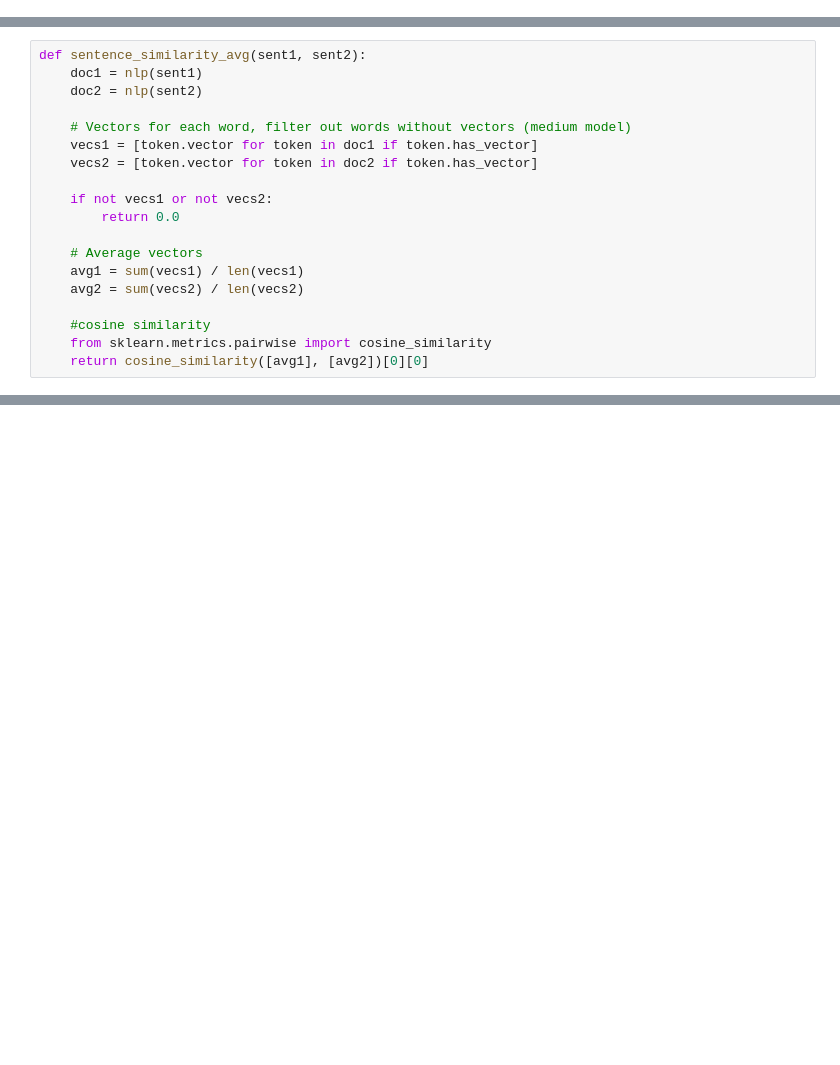
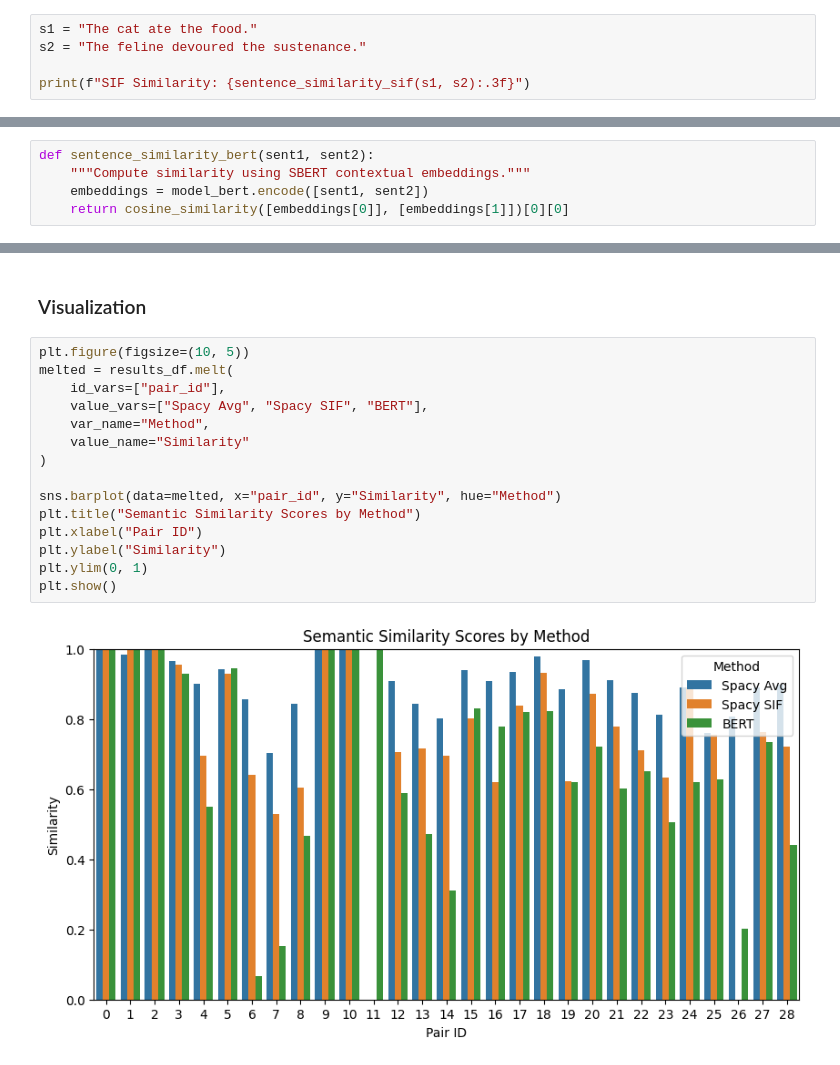
Before and after one commit to hpdowd/paraphrase_detector, a Jupyter notebook: notebooks/03_semantic_methods.ipynb, the cells around one changed output, grey strips where cells are left out. Cells and saved outputs as stored; diff of their text form; blank space fills up the shorter version.

Commit message:
Semantic methods and begginin fusion of methods to create model

```diff
--- a/notebooks/03_semantic_methods.ipynb
+++ b/notebooks/03_semantic_methods.ipynb
@@ -35,0 +100,5 @@ car - vehicle: 0.767
+# %%
+s1 = "The cat ate the food."
+s2 = "The feline devoured the sustenance."
+
+print(f"SIF Similarity: {sentence_similarity_sif(s1, s2):.3f}")
@@ -38,19 +110,5 @@ Simple averaging
 # %%
-def sentence_similarity_avg(sent1, sent2):
-    doc1 = nlp(sent1)
-    doc2 = nlp(sent2)
-
-    # Vectors for each word, filter out words without vectors (medium model)
-    vecs1 = [token.vector for token in doc1 if token.has_vector]
-    vecs2 = [token.vector for token in doc2 if token.has_vector]
-
-    if not vecs1 or not vecs2:
-        return 0.0
-
-    # Average vectors
-    avg1 = sum(vecs1) / len(vecs1)
-    avg2 = sum(vecs2) / len(vecs2)
-
-    #cosine similarity
-    from sklearn.metrics.pairwise import cosine_similarity
-    return cosine_similarity([avg1], [avg2])[0][0]
+def sentence_similarity_bert(sent1, sent2):
+    """Compute similarity using SBERT contextual embeddings."""
+    embeddings = model_bert.encode([sent1, sent2])
+    return cosine_similarity([embeddings[0]], [embeddings[1]])[0][0]
@@ -62,0 +179,19 @@ def sentence_similarity_sif(sent1, sent2):
+# %% [markdown]
+### Visualization
+# %%
+plt.figure(figsize=(10, 5))
+melted = results_df.melt(
+    id_vars=["pair_id"],
+    value_vars=["Spacy Avg", "Spacy SIF", "BERT"],
+    var_name="Method",
+    value_name="Similarity"
+)
+
+sns.barplot(data=melted, x="pair_id", y="Similarity", hue="Method")
+plt.title("Semantic Similarity Scores by Method")
+plt.xlabel("Pair ID")
+plt.ylabel("Similarity")
+plt.ylim(0, 1)
+plt.show()
+# %% [output]
+[figure, added]
```
Also changed, not shown: parts of 19 cells of this notebook, 2 other files.
